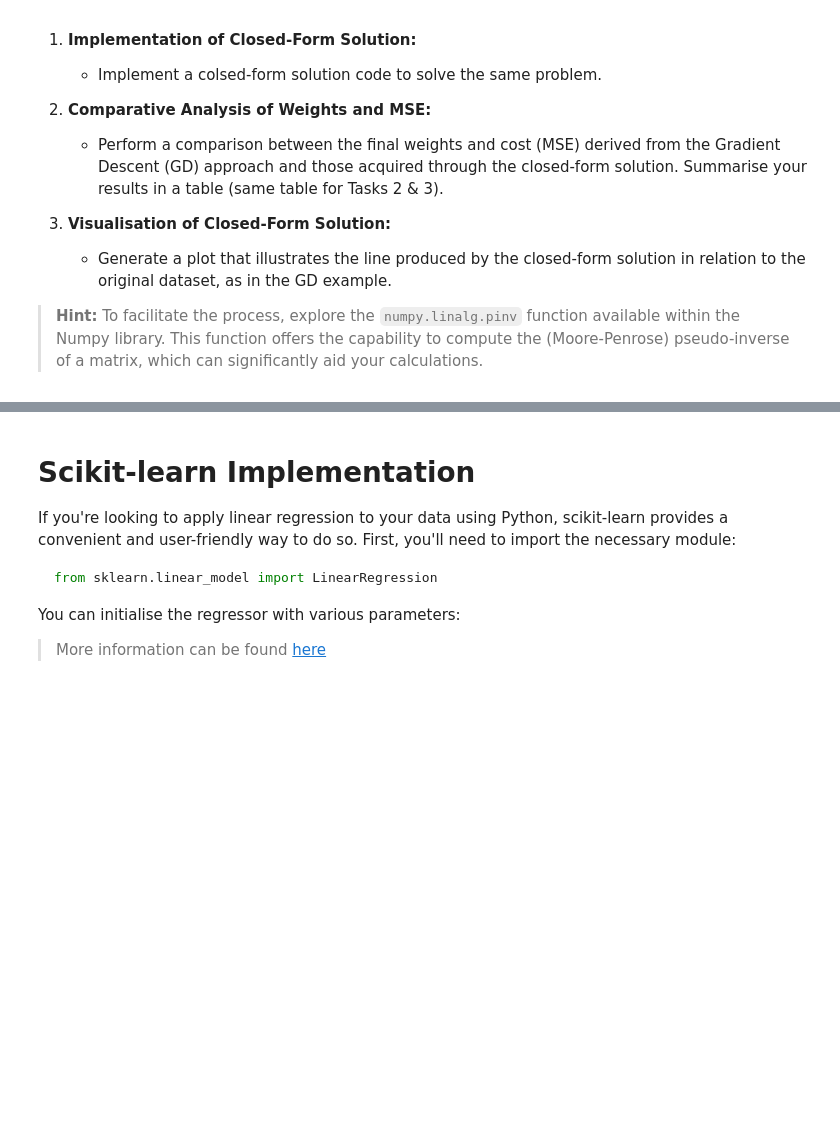
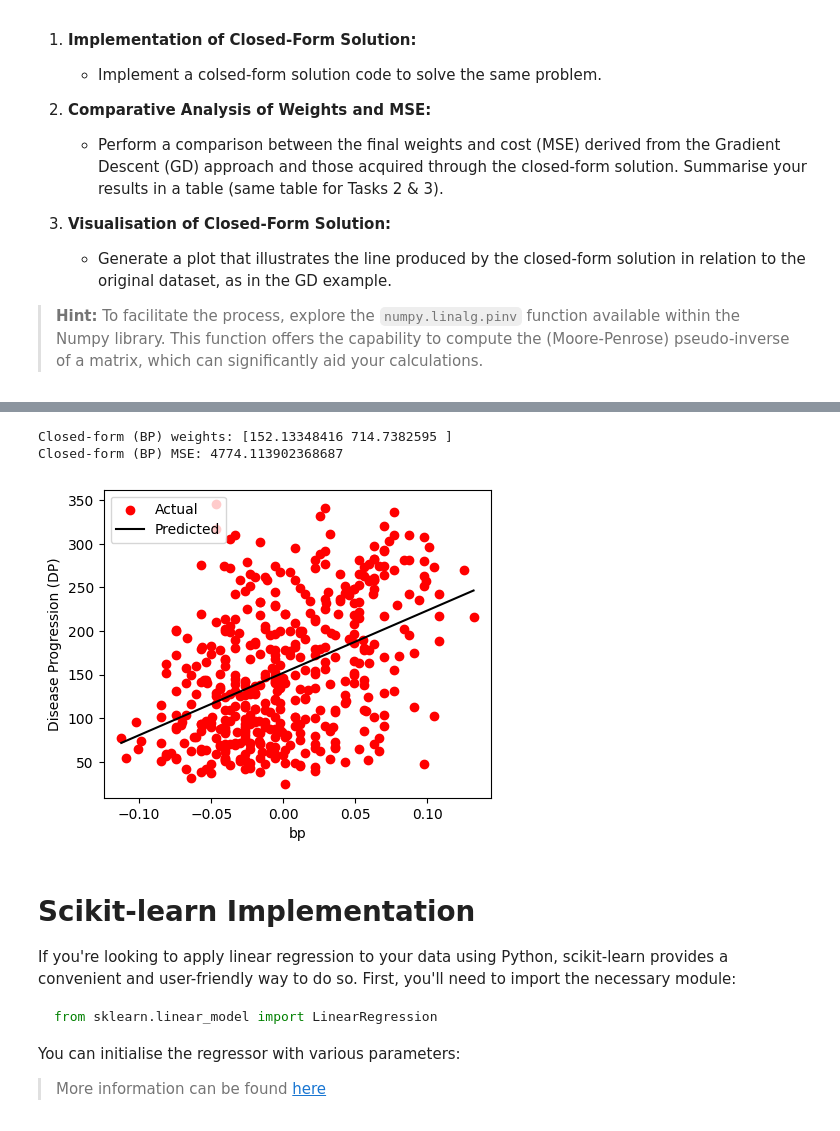
Before and after one commit to siyuanyue724/Lab1-Counter, a Jupyter notebook: 02_ML_LR_new.ipynb, the cells around one changed output, grey strips where cells are left out. Drawn from its saved outputs; the diff is of its cells as text; code cells hidden in the pictures; blank space fills up the shorter version.

```diff
--- a/02_ML_LR_new.ipynb
+++ b/02_ML_LR_new.ipynb
@@ -317,3 +371,32 @@ In this section, we will apply the closed-form solution to address the preceding
+# %%
+# Task 2 (continued)
+# Closed-form solution for BP
+X_bp = diabetes_data["bp"].values
+Y = diabetes_data["DP"].values
+
+X_bp_cf = np.column_stack((np.ones(len(X_bp)), X_bp))
+XTX_bp = X_bp_cf.T @ X_bp_cf
+XTX_inv_bp = np.linalg.pinv(XTX_bp)
+W_cf_bp = XTX_inv_bp @ X_bp_cf.T @ Y
+
+Y_pred_bp = predict_dp(X_bp_cf, W_cf_bp)
+MSE_cf_bp = ((Y - Y_pred_bp) ** 2).mean()
+
+print("Closed-form (BP) weights:", W_cf_bp)
+print("Closed-form (BP) MSE:", MSE_cf_bp)
+
+plt.figure(figsize=(5, 4))
+plt.xlabel('bp')
+plt.ylabel('Disease Progression (DP)')
+plt.scatter(X_bp, Y, color='red', label='Actual')
+sorted_idx_bp = np.argsort(X_bp)
+plt.plot(X_bp[sorted_idx_bp], Y_pred_bp[sorted_idx_bp], color='black', label='Predicted')
+plt.legend(loc='upper left')
+plt.show()
+# %% [output]
+Closed-form (BP) weights: [152.13348416 714.7382595 ]
+Closed-form (BP) MSE: 4774.113902368687
+[figure, added]
 # %%
 # Task 2 (continued)
 # %%
```
Also changed, not shown: parts of 11 cells of this notebook.
